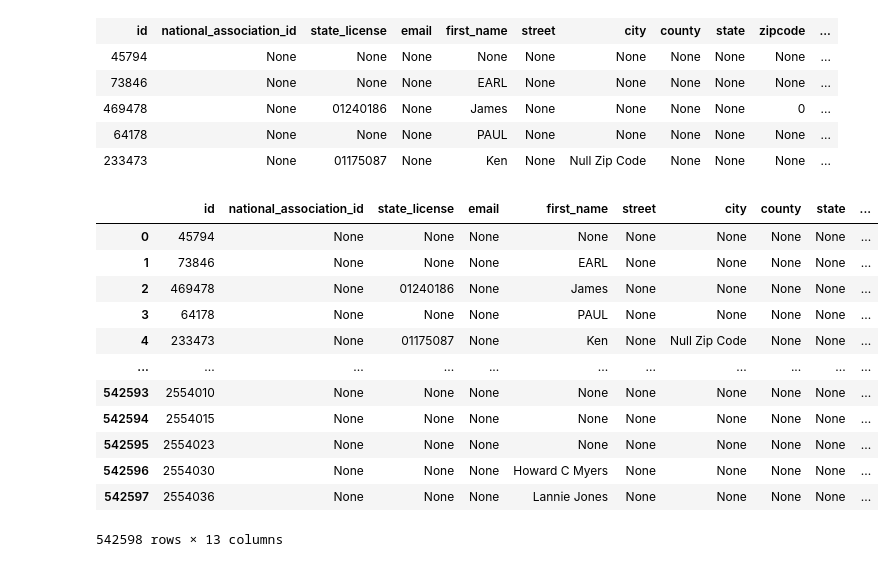
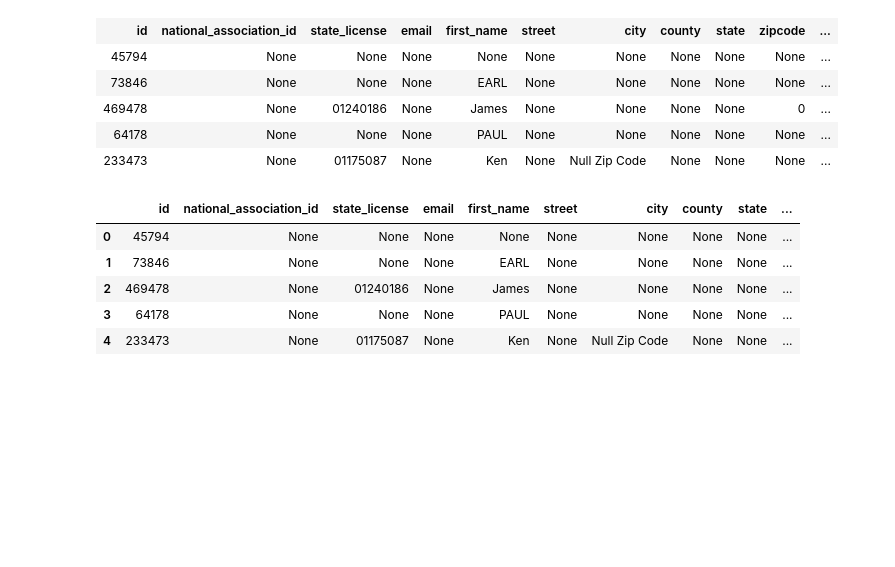
Before and after one commit to 20PW01-Abishek/Zerodown-Hackathon, a Jupyter notebook: Agent hunt/notebook/agent_hunt.ipynb, the cells around one changed output. Drawn from its saved outputs; the diff is of its cells as text; code cells hidden in the pictures; blank space fills up the shorter version.

Commit message:
Data pre processing on brokerage and agent info

```diff
--- a/Agent hunt/notebook/agent_hunt.ipynb
+++ b/Agent hunt/notebook/agent_hunt.ipynb
@@ -61,20 +56,13 @@ SELECT * FROM agent_info LIMIT 5
 # %%
 import pandas as pd
 agent_info_df = pd.read_sql('SELECT * FROM agent_info',engine)
-agent_info_df
+agent_info_df.head()
 # %% [output]
 |  | id | national_association_id | state_license | email | first_name | street | city | county | state | ... |
 | 0 | 45794 | None | None | None | None | None | None | None | None | ... |
 | 1 | 73846 | None | None | None | EARL | None | None | None | None | ... |
 | 2 | 469478 | None | 01240186 | None | James | None | None | None | None | ... |
 | 3 | 64178 | None | None | None | PAUL | None | None | None | None | ... |
 | 4 | 233473 | None | 01175087 | None | Ken | None | Null Zip Code | None | None | ... |
-| ... | ... | ... | ... | ... | ... | ... | ... | ... | ... | ... |
-| 542593 | 2554010 | None | None | None | None | None | None | None | None | ... |
-| 542594 | 2554015 | None | None | None | None | None | None | None | None | ... |
-| 542595 | 2554023 | None | None | None | None | None | None | None | None | ... |
-| 542596 | 2554030 | None | None | None | Howard C Myers | None | None | None | None | ... |
-| 542597 | 2554036 | None | None | None | Lannie Jones | None | None | None | None | ... |
-542598 rows × 13 columns
 # %%
 brokerage_df = pd.read_sql('SELECT * FROM brokerage',engine)
```
Also changed, not shown: parts of 20 cells of this notebook.
